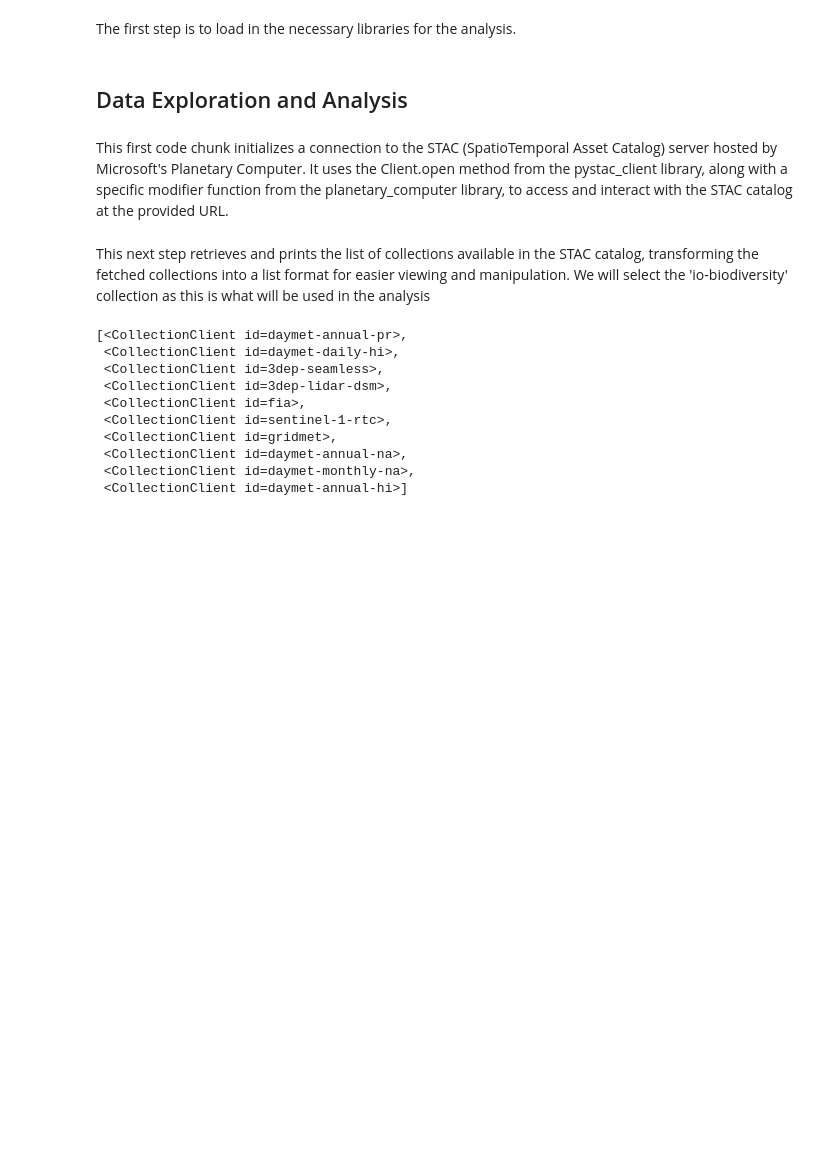
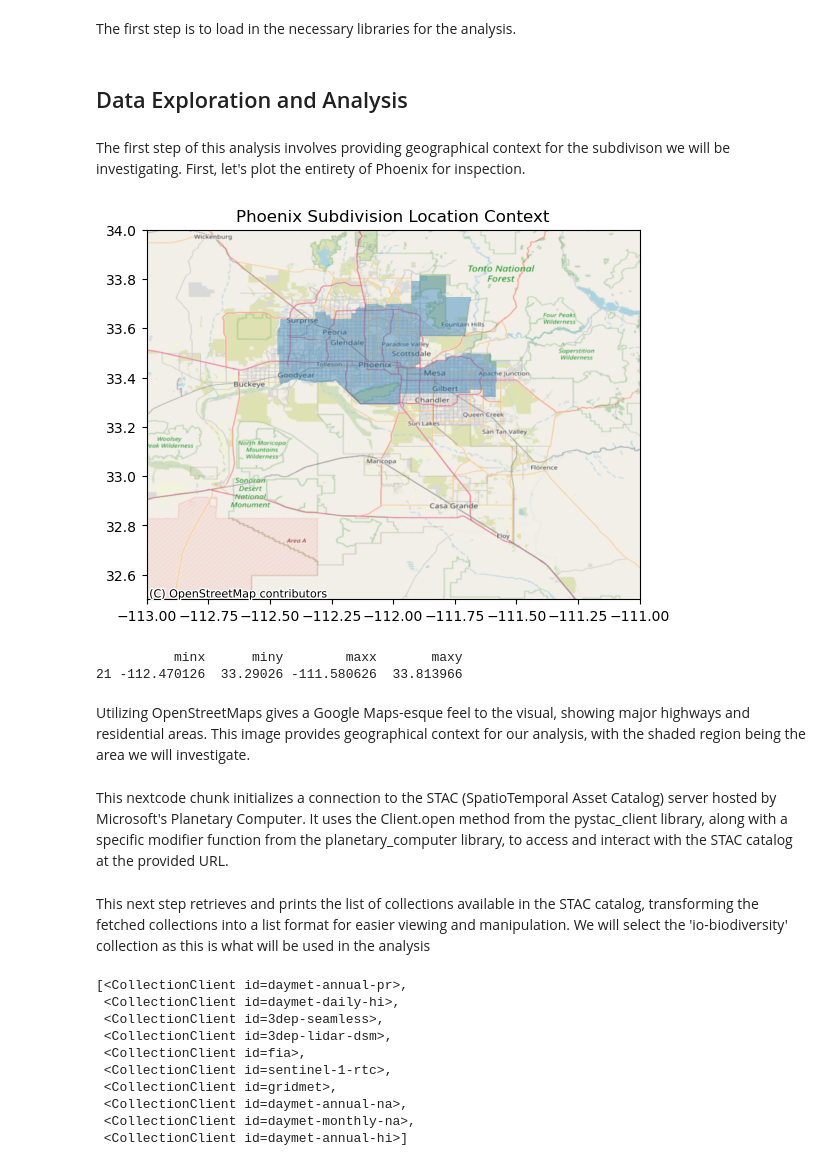
Before and after one commit to maxwellpatt/phx-biodiversity, a Jupyter notebook: phx.ipynb, the cells around one changed output. Cells and saved outputs as stored; diff of their text form; code cells hidden in the pictures; blank space fills up the shorter version.

```diff
--- a/phx.ipynb
+++ b/phx.ipynb
@@ -21,8 +22,39 @@ import planetary_computer
 from IPython.display import Image
 # %% [markdown]
 ## Data Exploration and Analysis
+# %% [markdown]
+The first step of this analysis involves providing geographical context for the subdivison we will be investigating. First, let's plot the entirety of Phoenix for inspection.
+# %%
+# read in Phoenix county shapefile and rasterize
+phoenix_shape_url = "https://www2.census.gov/geo/tiger/GENZ2022/shp/cb_2022_04_cousub_500k.zip"
+phx = gpd.read_file(phoenix_shape_url)
+
+phx = phx[phx['NAME'] == 'Phoenix']
+
+# set axis for phoenix subdivision
+ax = phx.plot(alpha = 0.4)
+
+ax.set_xlim(-113, -111)
+ax.set_ylim(32.5, 34)
+
+# add basemap from OpenStreetMaps using Contextily
+ctx.add_basemap(ax, crs = phx.crs.to_string(), source = ctx.providers.OpenStreetMap.Mapnik)
+
+# add title
+plt.title("Phoenix Subdivision Location Context")
+
+# display map
+plt.show()
+
+print(phx.bounds)
+# %% [output]
+[figure, added]
+          minx      miny        maxx       maxy
+21 -112.470126  33.29026 -111.580626  33.813966
+# %% [markdown]
+Utilizing OpenStreetMaps gives a Google Maps-esque feel to the visual, showing major highways and residential areas. This image provides geographical context for our analysis, with the shaded region being the area we will investigate.
 # %% [markdown]
-This first code chunk initializes a connection to the STAC (SpatioTemporal Asset Catalog) server hosted by Microsoft's Planetary Computer. It uses the Client.open method from the pystac_client library, along with a specific modifier function from the planetary_computer library, to access and interact with the STAC catalog at the provided URL.
+This nextcode chunk initializes a connection to the STAC (SpatioTemporal Asset Catalog) server hosted by Microsoft's Planetary Computer. It uses the Client.open method from the pystac_client library, along with a specific modifier function from the planetary_computer library, to access and interact with the STAC catalog at the provided URL.
 # %%
 # access catalog through the server
 catalog = Client.open("https://planetarycomputer.microsoft.com/api/stac/v1",
```
Also changed, not shown: parts of 2 cells of this notebook.
